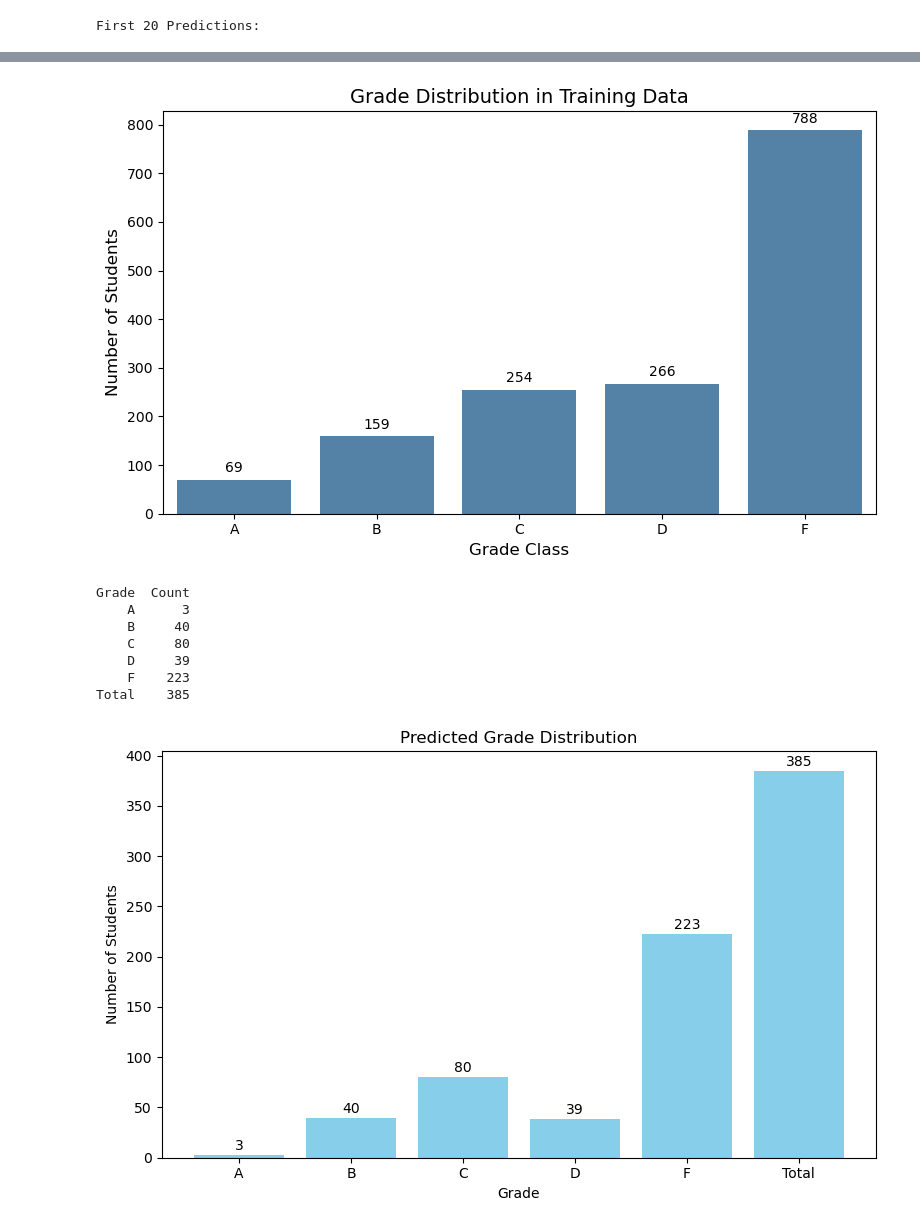
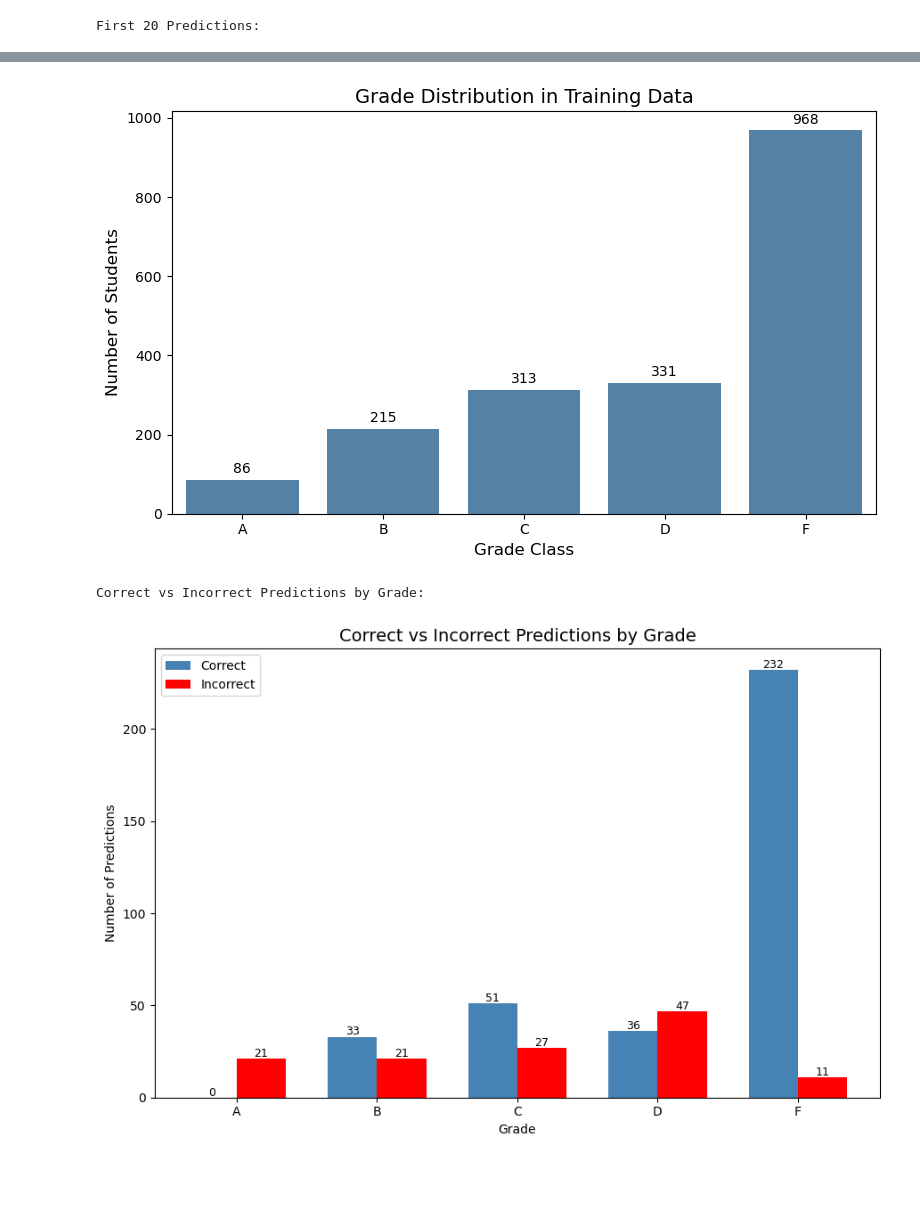
Before and after one commit to reghardduplessis/mlg382-project1, a Jupyter notebook: SRC/LogisticRegression.ipynb, the cells around one changed output, grey strips where cells are left out. Drawn from its saved outputs; the diff is of its cells as text; code cells hidden in the pictures; blank space fills up the shorter version.

Commit message:
removed scalar on random forest also added graph indicating predictions and  predictions that was incorrect . Fixed all models so that it drops gpa so that its actully predicts it

```diff
--- a/SRC/LogisticRegression.ipynb
+++ b/SRC/LogisticRegression.ipynb
@@ -2,6 +2,7 @@
 import pandas as pd
 import matplotlib.pyplot as plt
 import seaborn as sns
+import numpy as np
 from sklearn.preprocessing import StandardScaler
 from sklearn.linear_model import LogisticRegression
 from sklearn.metrics import classification_report, accuracy_score, ConfusionMatrixDisplay
@@ -19,10 +20,10 @@ train_data = pd.read_csv("../Data/train_data.csv")
 test_data = pd.read_csv("../Data/test_data.csv")
 
 # Separate features and labels
-X_train = train_data.drop(columns=["GradeClass", "StudentID"])
+X_train = train_data.drop(columns=["GradeClass","GPA", "StudentID"])
 y_train = train_data["GradeClass"].astype(int)
 
-X_test = test_data.drop(columns=["GradeClass", "StudentID"])
+X_test = test_data.drop(columns=["GradeClass","GPA", "StudentID"])
 y_test = test_data["GradeClass"].astype(int)
 
 # Scale your data
@@ -44,7 +45,6 @@ with open(os.path.join(output_model_path, "logistic_model.pkl"), "wb") as f:
 with open(os.path.join(output_model_path, "logistic_scaler.pkl"), "wb") as f:
     pickle.dump(scaler, f)
 
-print("Model and scaler saved to Artifacts/Models/")
 
 # Make predictions
 y_pred = model.predict(X_test_scaled)
@@ -116,34 +116,43 @@ plt.ylabel("Number of Students", fontsize=12)
 plt.tight_layout()
 plt.show()
 
-# Grade mapping
-grade_map = {0: 'A', 1: 'B', 2: 'C', 3: 'D', 4: 'F'}
-y_pred_letters = pd.Series(y_pred).map(grade_map)
+# === Split prediction results ===
+comparison_df["Match"] = comparison_df["ActualGrade"] == comparison_df["PredictedGrade"]
 
-# Count predicted grades
-predicted_counts = y_pred_letters.value_counts().reindex(['A', 'B', 'C', 'D', 'F'], fill_value=0)
+# Count correct predictions per grade
+correct_counts = comparison_df[comparison_df["Match"] == True]["ActualGrade"].value_counts().reindex(['A', 'B', 'C', 'D', 'F'], fill_value=0)
 
-# Create summary DataFrame
-grade_summary_df = pd.DataFrame({
-    "Grade": predicted_counts.index,
-    "Count": predicted_counts.values
+# Count incorrect predictions per grade
+incorrect_counts = comparison_df[comparison_df["Match"] == False]["ActualGrade"].value_counts().reindex(['A', 'B', 'C', 'D', 'F'], fill_value=0)
+
+# Build summary DataFrame
+dual_summary_df = pd.DataFrame({
+    "Grade": ['A', 'B', 'C', 'D', 'F'],
+    "Correct": correct_counts.values,
+    "Incorrect": incorrect_counts.values
 })
 
-# Add total row
-total_row = pd.DataFrame([{"Grade": "Total", "Count": grade_summary_df["Count"].sum()}])
-grade_summary_df = pd.concat([grade_summary_df, total_row], ignore_index=True)
+# Display side-by-side table
+print("\nCorrect vs Incorrect Predictions by Grade:")
 
-# Display table
-print(grade_summary_df.to_string(index=False))
+# === Plot dual bar chart ===
+x = np.arange(len(dual_summary_df["Grade"]))  # positions
+width = 0.35  # bar width
 
-# Plot bar chart
-plt.figure(figsize=(8, 5))
-plt.bar(grade_summary_df["Grade"], grade_summary_df["Count"], color='skyblue')
-for i, count in enumerate(grade_summary_df["Count"]):
-    plt.text(i, count + 2, str(count), ha='center', va='bottom', fontsize=10)
-plt.title("Predicted Grade Distribution")
+plt.figure(figsize=(9, 6))
+plt.bar(x - width/2, dual_summary_df["Correct"], width=width, label='Correct', color='steelblue')
+plt.bar(x + width/2, dual_summary_df["Incorrect"], width=width, label='Incorrect', color='red')
+
+# Add counts above bars
+for i in range(len(x)):
+    plt.text(x[i] - width/2, dual_summary_df["Correct"][i] + 1, str(dual_summary_df["Correct"][i]), ha='center', fontsize=9)
+    plt.text(x[i] + width/2, dual_summary_df["Incorrect"][i] + 1, str(dual_summary_df["Incorrect"][i]), ha='center', fontsize=9)
+
+plt.title("Correct vs Incorrect Predictions by Grade", fontsize=14)
 plt.xlabel("Grade")
-plt.ylabel("Number of Students")
+plt.ylabel("Number of Predictions")
+plt.xticks(x, dual_summary_df["Grade"])
+plt.legend()
 plt.tight_layout()
 plt.show()
 # %% [output]
@@ -185,9 +193,3 @@ First 20 Predictions:
-[figure, old version]
+[figure, new version]
-Grade  Count
-    A      3
-    B     40
-    C     80
-    D     39
-    F    223
-Total    385
+Correct vs Incorrect Predictions by Grade:
-[figure, old version]
+[figure, new version]
```
Also changed, not shown: parts of 1 cell of this notebook, 11 other files.
